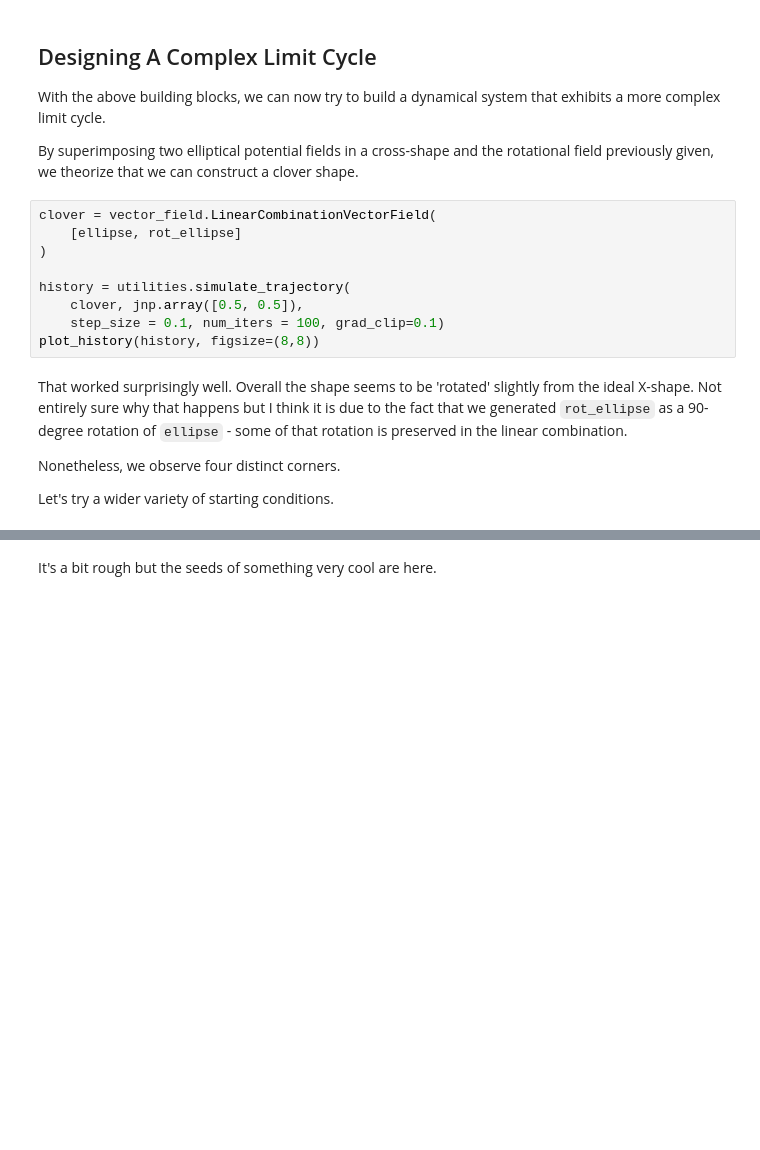
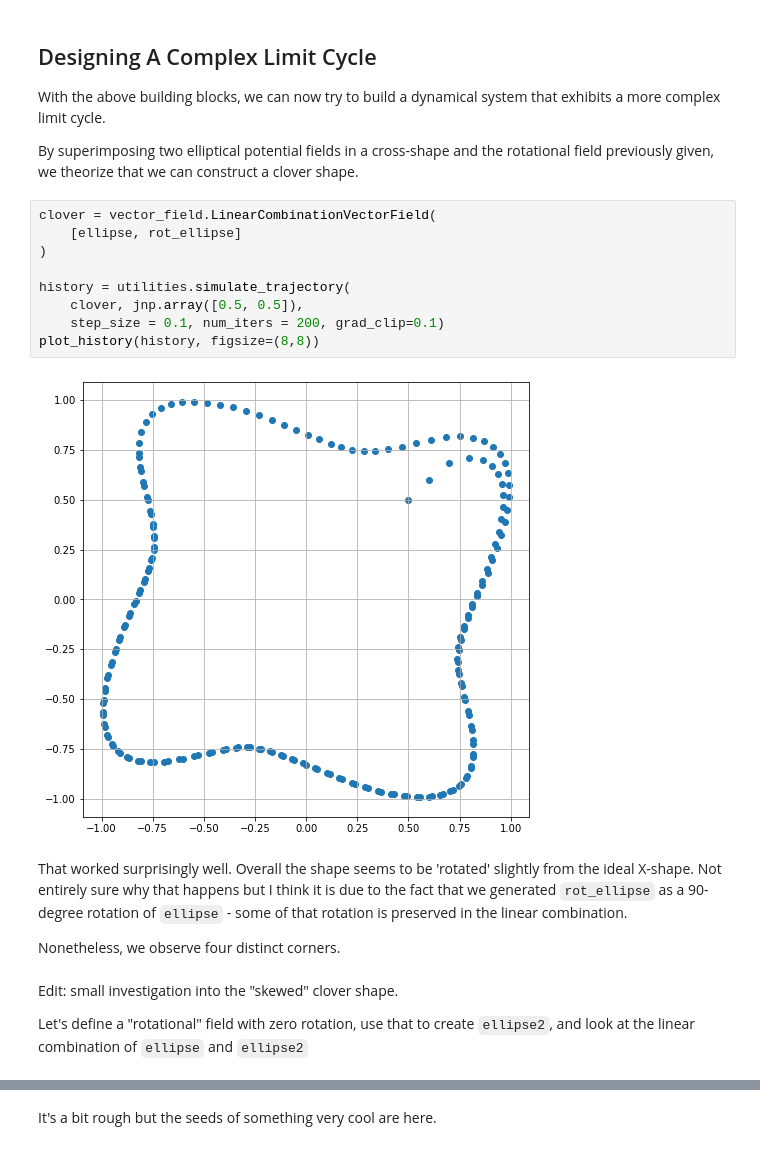
Before and after one commit to dtch1997/learning_limit_cycles, a Jupyter notebook: smooth_cpg.ipynb, the cells around one changed output, grey strips where cells are left out. Cells and saved outputs as stored; diff of their text form; blank space fills up the shorter version.

````diff
--- a/smooth_cpg.ipynb
+++ b/smooth_cpg.ipynb
@@ -109,15 +122,19 @@ By superimposing two elliptical potential fields in a cross-shape and the rotati
 # %%
 clover = vector_field.LinearCombinationVectorField(
     [ellipse, rot_ellipse]
 )
 
 history = utilities.simulate_trajectory(
     clover, jnp.array([0.5, 0.5]),
-    step_size = 0.1, num_iters = 100, grad_clip=0.1)
+    step_size = 0.1, num_iters = 200, grad_clip=0.1)
 plot_history(history, figsize=(8,8))
+# %% [output]
+[figure, added]
 # %% [markdown]
 That worked surprisingly well. Overall the shape seems to be 'rotated' slightly from the ideal X-shape. Not entirely sure why that happens but I think it is due to the fact that we generated ```rot_ellipse``` as a 90-degree rotation of ```ellipse``` - some of that rotation is preserved in the linear combination.
 
 Nonetheless, we observe four distinct corners.
-
-Let's try a wider variety of starting conditions.
+# %% [markdown]
+Edit: small investigation into the "skewed" clover shape.
+
+Let's define a "rotational" field with zero rotation, use that to create ```ellipse2```, and look at the linear combination of ```ellipse``` and ```ellipse2```
````
Also changed, not shown: parts of 22 cells of this notebook, 1 other file.
